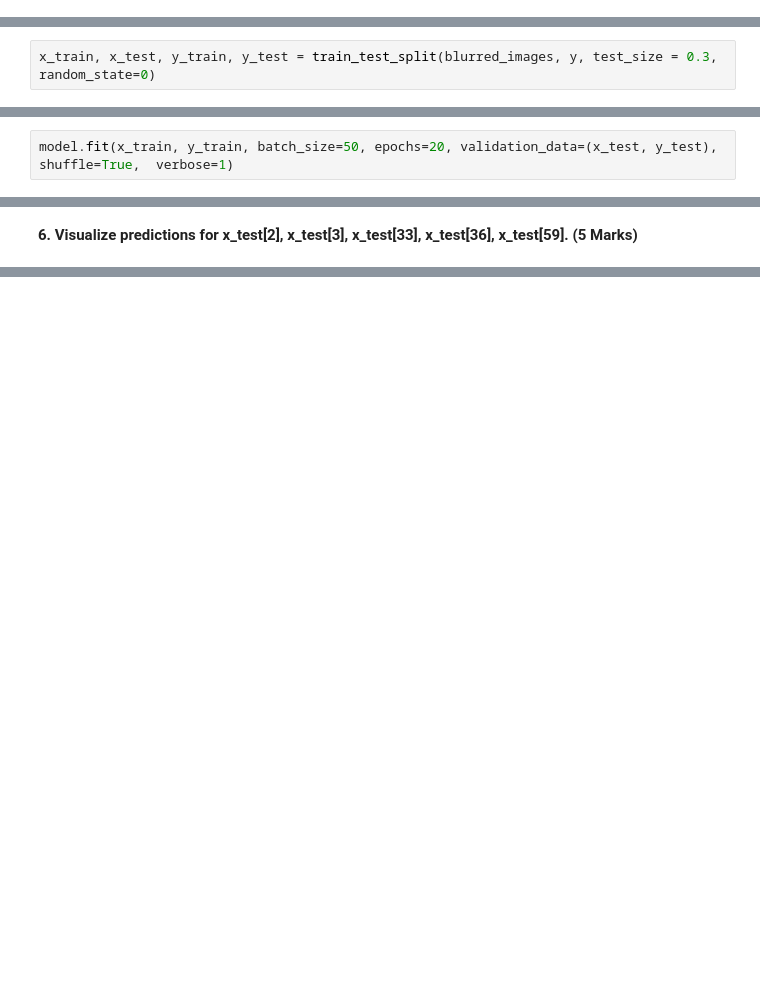
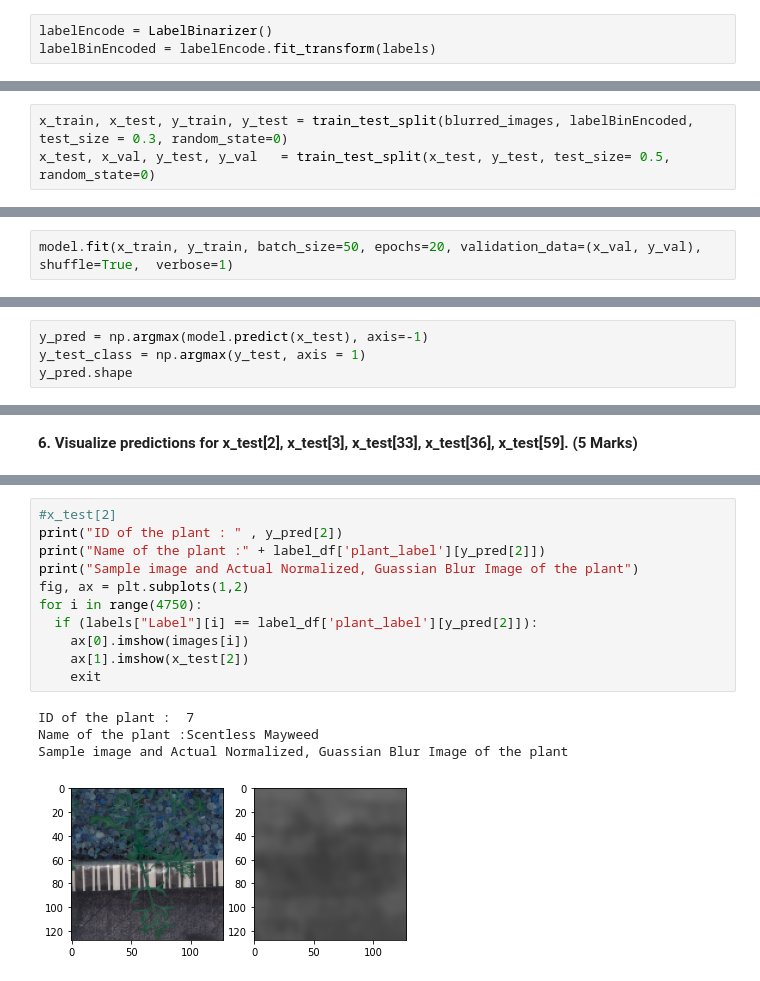
Before and after one commit to GreatLearningAIML1/gl-pgp-aiml-uta-intl-may20-prasadwrites, a Jupyter notebook: ComputerVision/PlantClassification.ipynb, the cells around one changed output, grey strips where cells are left out. Cells and saved outputs as stored; diff of their text form; blank space fills up the shorter version.

```diff
--- a/ComputerVision/PlantClassification.ipynb
+++ b/ComputerVision/PlantClassification.ipynb
@@ -83,0 +106,3 @@ array([0, 0, 0, 0, 0, 0, 0, 0, 0, 0, 1, 0])
+# %%
+labelEncode = LabelBinarizer()
+labelBinEncoded = labelEncode.fit_transform(labels)
@@ -84,2 +119,3 @@ array([0, 0, 0, 0, 0, 0, 0, 0, 0, 0, 1, 0])
 # %%
-x_train, x_test, y_train, y_test = train_test_split(blurred_images, y, test_size = 0.3, random_state=0)
+x_train, x_test, y_train, y_test = train_test_split(blurred_images, labelBinEncoded, test_size = 0.3, random_state=0)
+x_test, x_val, y_test, y_val   = train_test_split(x_test, y_test, test_size= 0.5, random_state=0)
@@ -149,6 +211,6 @@ _________________________________________________________________
 # %% [markdown]
 **5. Fit and evaluate model and print confusion matrix. (10 Marks)**
 # %%
-model.fit(x_train, y_train, batch_size=50, epochs=20, validation_data=(x_test, y_test), shuffle=True,  verbose=1)
+model.fit(x_train, y_train, batch_size=50, epochs=20, validation_data=(x_val, y_val), shuffle=True,  verbose=1)
 # %% [output]
 Epoch 1/20
@@ -171,0 +243,4 @@ Epoch 20/20
+# %%
+y_pred = np.argmax(model.predict(x_test), axis=-1)
+y_test_class = np.argmax(y_test, axis = 1)
+y_pred.shape
@@ -182,0 +267,16 @@ Test accuracy: 0.9754385948181152
+# %%
+#x_test[2]
+print("ID of the plant : " , y_pred[2])
+print("Name of the plant :" + label_df['plant_label'][y_pred[2]])
+print("Sample image and Actual Normalized, Guassian Blur Image of the plant")
+fig, ax = plt.subplots(1,2)
+for i in range(4750):
+  if (labels["Label"][i] == label_df['plant_label'][y_pred[2]]):
+    ax[0].imshow(images[i])
+    ax[1].imshow(x_test[2])
+    exit
+# %% [output]
+ID of the plant :  7
+Name of the plant :Scentless Mayweed
+Sample image and Actual Normalized, Guassian Blur Image of the plant
+[figure, added]
```
Also changed, not shown: parts of 29 cells of this notebook, 1 other file.
